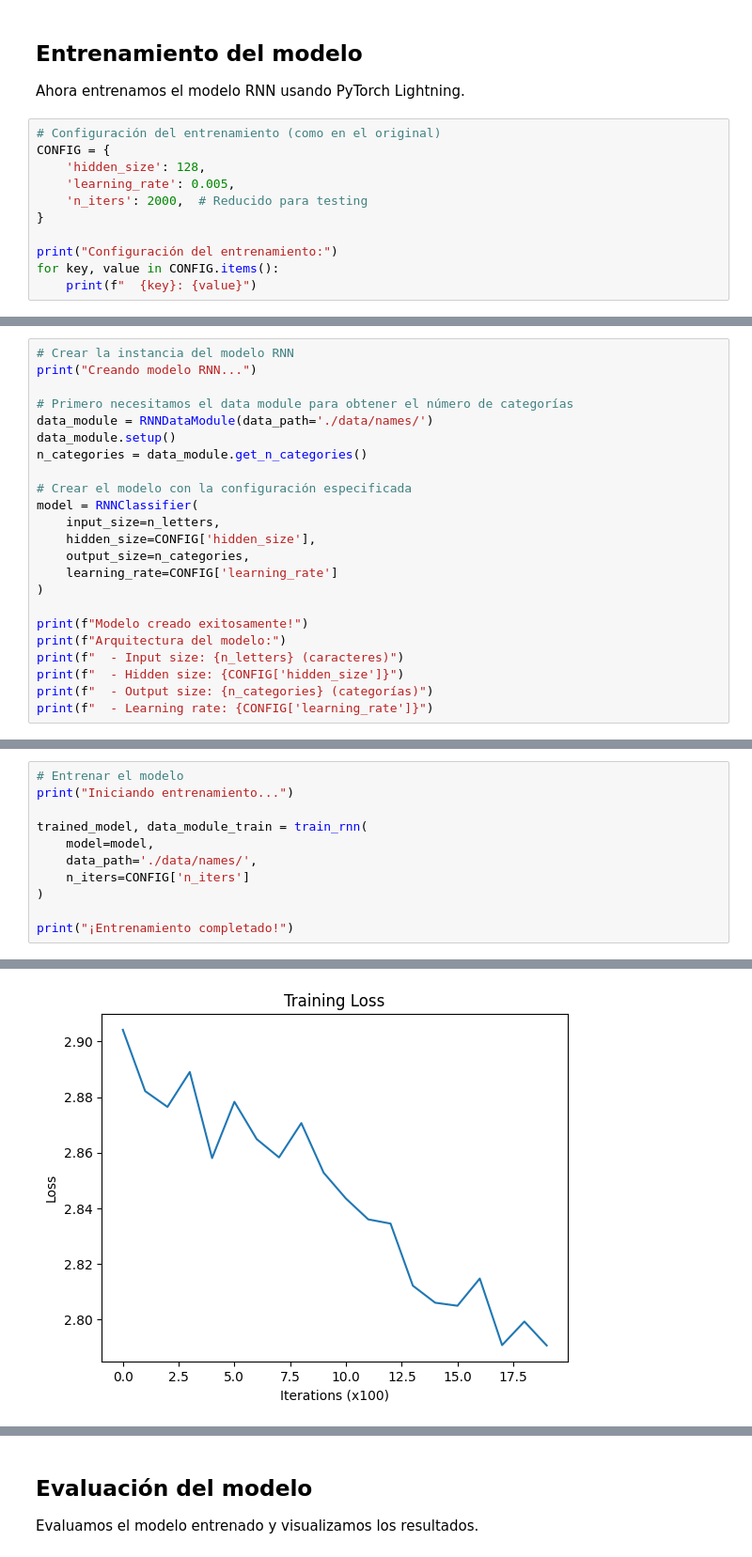
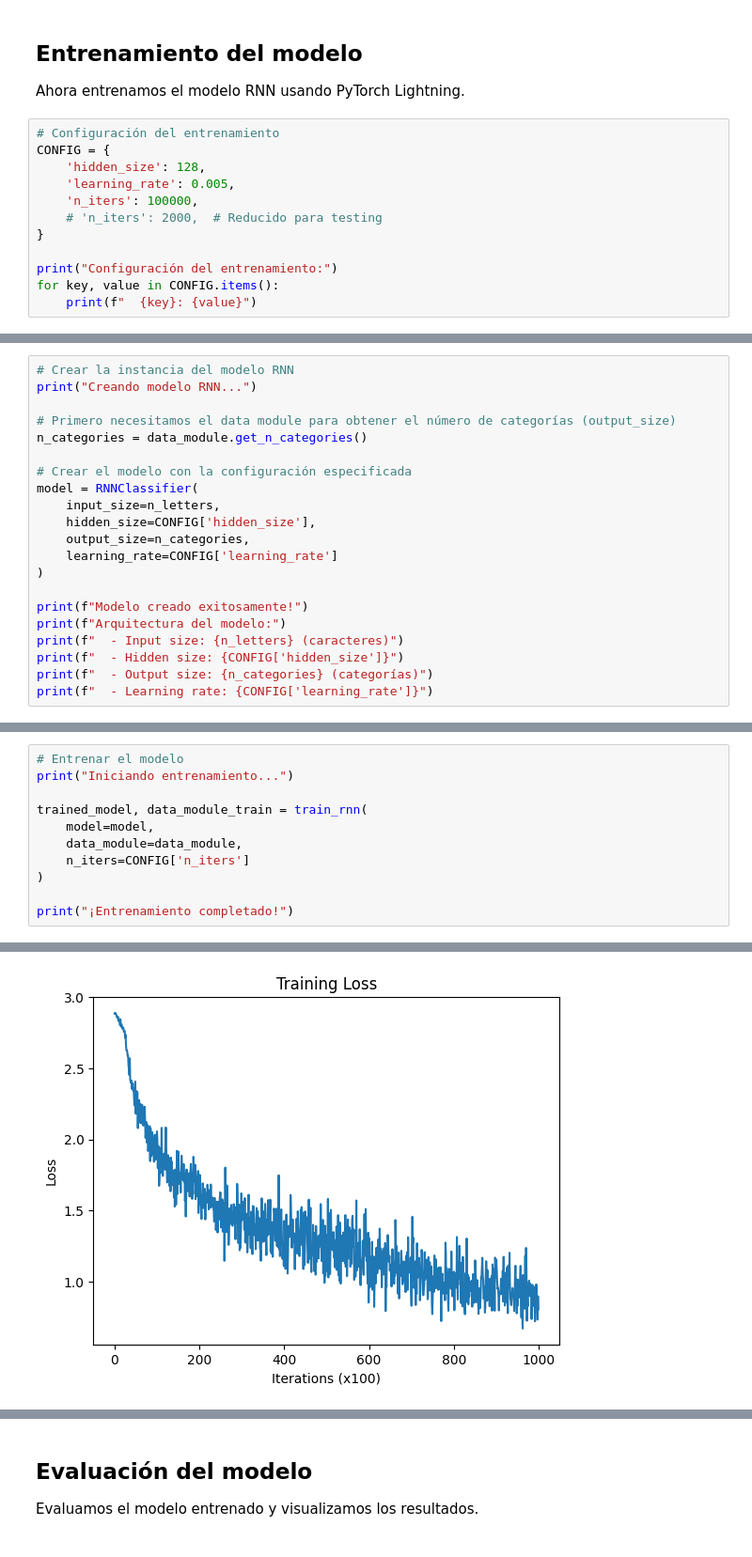
Before and after one commit to ericmaster/rnn-classifier, a Jupyter notebook: rnn-classifier.ipynb, the cells around one changed output, grey strips where cells are left out. Shown: that part at 94% size. Saved outputs shown, nothing was run; the diff lists cells and outputs as text.

```diff
--- a/rnn-classifier.ipynb
+++ b/rnn-classifier.ipynb
@@ -86,11 +86,12 @@ category = Portuguese / line = Fonseca
 
 Ahora entrenamos el modelo RNN usando PyTorch Lightning.
 # %%
-# Configuración del entrenamiento (como en el original)
+# Configuración del entrenamiento
 CONFIG = {
     'hidden_size': 128,
     'learning_rate': 0.005,
-    'n_iters': 2000,  # Reducido para testing
+    'n_iters': 100000,
+    # 'n_iters': 2000,  # Reducido para testing
 }
 
 print("Configuración del entrenamiento:")
@@ -105,9 +106,7 @@ Configuración del entrenamiento:
 # Crear la instancia del modelo RNN
 print("Creando modelo RNN...")
 
-# Primero necesitamos el data module para obtener el número de categorías
-data_module = RNNDataModule(data_path='./data/names/')
-data_module.setup()
+# Primero necesitamos el data module para obtener el número de categorías (output_size)
 n_categories = data_module.get_n_categories()
 
 # Crear el modelo con la configuración especificada
@@ -139,7 +137,7 @@ print("Iniciando entrenamiento...")
 
 trained_model, data_module_train = train_rnn(
     model=model,
-    data_path='./data/names/',
+    data_module=data_module,
     n_iters=CONFIG['n_iters']
 )
 
@@ -158,4 +163,4 @@ Training completed!
-[figure, old version]
+[figure, new version]
 ¡Entrenamiento completado!
 # %% [markdown]
 ## Evaluación del modelo
```
Also changed, not shown: parts of 7 cells of this notebook, 1 other file.
